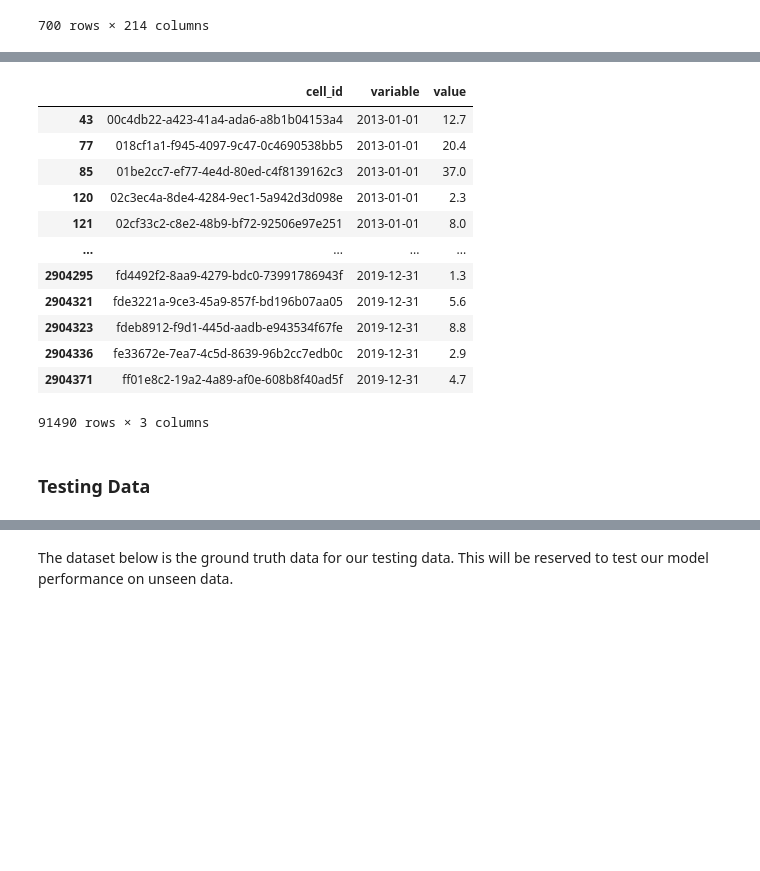
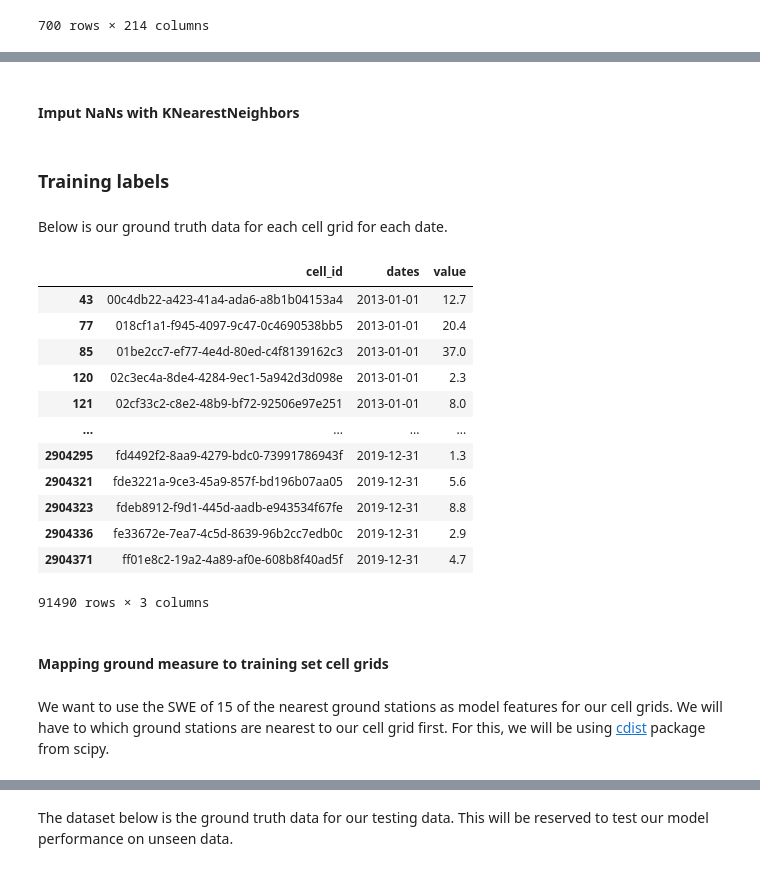
Before and after one commit to hanis-z/Snow-water-equivalent, a Jupyter notebook: development/Preprocessing-dev.ipynb, the cells around one changed output, grey strips where cells are left out. Drawn from its saved outputs; the diff is of its cells as text; code cells hidden in the pictures; blank space fills up the shorter version.

```diff
--- a/development/Preprocessing-dev.ipynb
+++ b/development/Preprocessing-dev.ipynb
@@ -153,8 +367,16 @@ labels
+# %% [markdown]
+#### Imput NaNs with KNearestNeighbors
+# %% [markdown]
+### Training labels
+# %% [markdown]
+Below is our ground truth data for each cell grid for each date.
 # %%
-df = pd.read_csv("../data/train_labels.csv")
-df.melt(id_vars=["cell_id"]).dropna()
+train_labels = pd.read_csv("../data/train_labels.csv")
+train_labels = train_labels.melt(id_vars=["cell_id"]).dropna()
+train_labels.rename({'variable':'dates'},axis=1,inplace=True)
+train_labels
 # %% [output]
-|  | cell_id | variable | value |
+|  | cell_id | dates | value |
 | 43 | 00c4db22-a423-41a4-ada6-a8b1b04153a4 | 2013-01-01 | 12.7 |
 | 77 | 018cf1a1-f945-4097-9c47-0c4690538bb5 | 2013-01-01 | 20.4 |
 | 85 | 01be2cc7-ef77-4e4d-80ed-c4f8139162c3 | 2013-01-01 | 37.0 |
@@ -167,5 +389,7 @@ df.melt(id_vars=["cell_id"]).dropna()
 | 2904336 | fe33672e-7ea7-4c5d-8639-96b2cc7edb0c | 2019-12-31 | 2.9 |
 | 2904371 | ff01e8c2-19a2-4a89-af0e-608b8f40ad5f | 2019-12-31 | 4.7 |
 91490 rows × 3 columns
-# %% [markdown]
-### Testing Data
+# %% [markdown]
+#### Mapping ground measure to training set cell grids
+# %% [markdown]
+We want to use the SWE of 15 of the nearest ground stations as model features for our cell grids. We will have to which ground stations are nearest to our cell grid first. For this, we will be using [cdist](https://docs.scipy.org/doc/scipy/reference/generated/scipy.spatial.distance.cdist.html) package from scipy.
```
Also changed, not shown: parts of 84 cells of this notebook, 1 other file.
